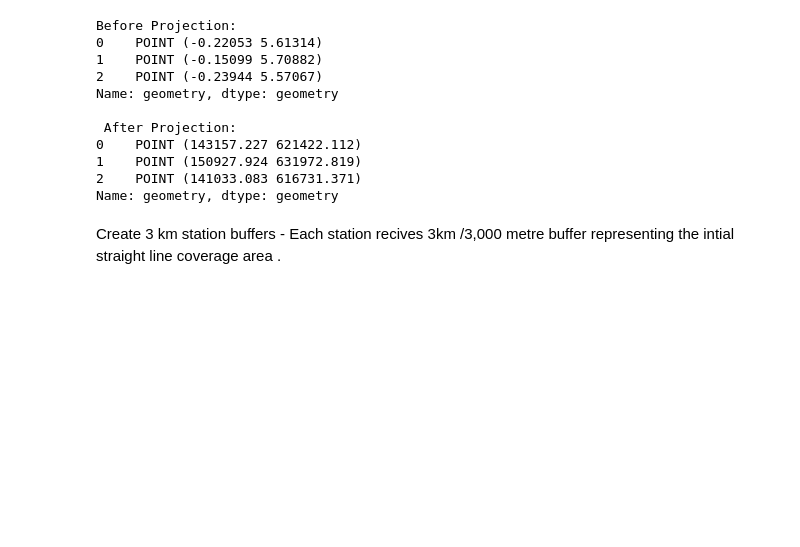
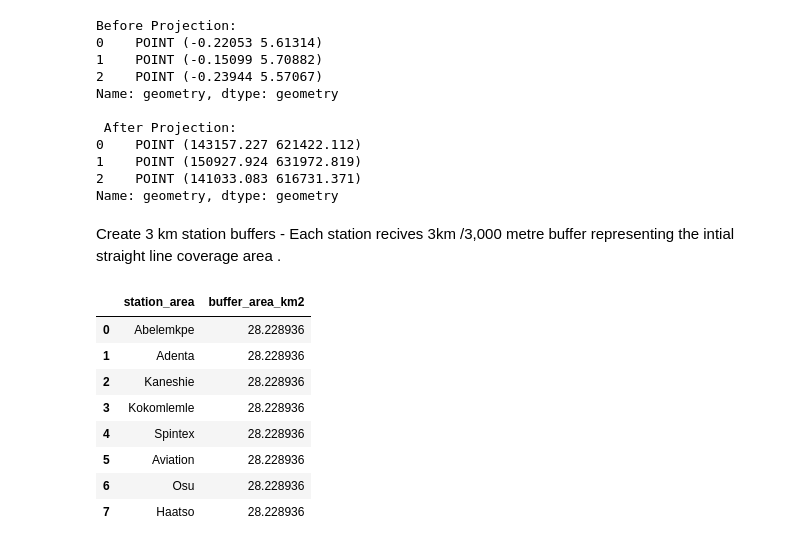
Before and after one commit to manafosman-dev/accra_ev_swap_coverage_analysis, a Jupyter notebook: notebooks/02_coverage_analysis.ipynb, the cells around one changed output. Saved outputs shown, nothing was run; the diff lists cells and outputs as text; code cells hidden in the pictures; blank space fills up the shorter version.

```diff
--- a/notebooks/02_coverage_analysis.ipynb
+++ b/notebooks/02_coverage_analysis.ipynb
@@ -94,3 +94,15 @@ coverage_buffers['geometry'] = (stations_projected.geometry.buffer(coverage_radi
 #calculating of buffer areas
 
 coverage_buffers["buffer_area_km2"] = (coverage_buffers.geometry.area/ 1_000_000)
+# %%
+coverage_buffers[["station_area","buffer_area_km2"]]
+# %% [output]
+|  | station_area | buffer_area_km2 |
+| 0 | Abelemkpe | 28.228936 |
+| 1 | Adenta | 28.228936 |
+| 2 | Kaneshie | 28.228936 |
+| 3 | Kokomlemle | 28.228936 |
+| 4 | Spintex | 28.228936 |
+| 5 | Aviation | 28.228936 |
+| 6 | Osu | 28.228936 |
+| 7 | Haatso | 28.228936 |
```
Also changed, not shown: parts of 9 cells of this notebook.
